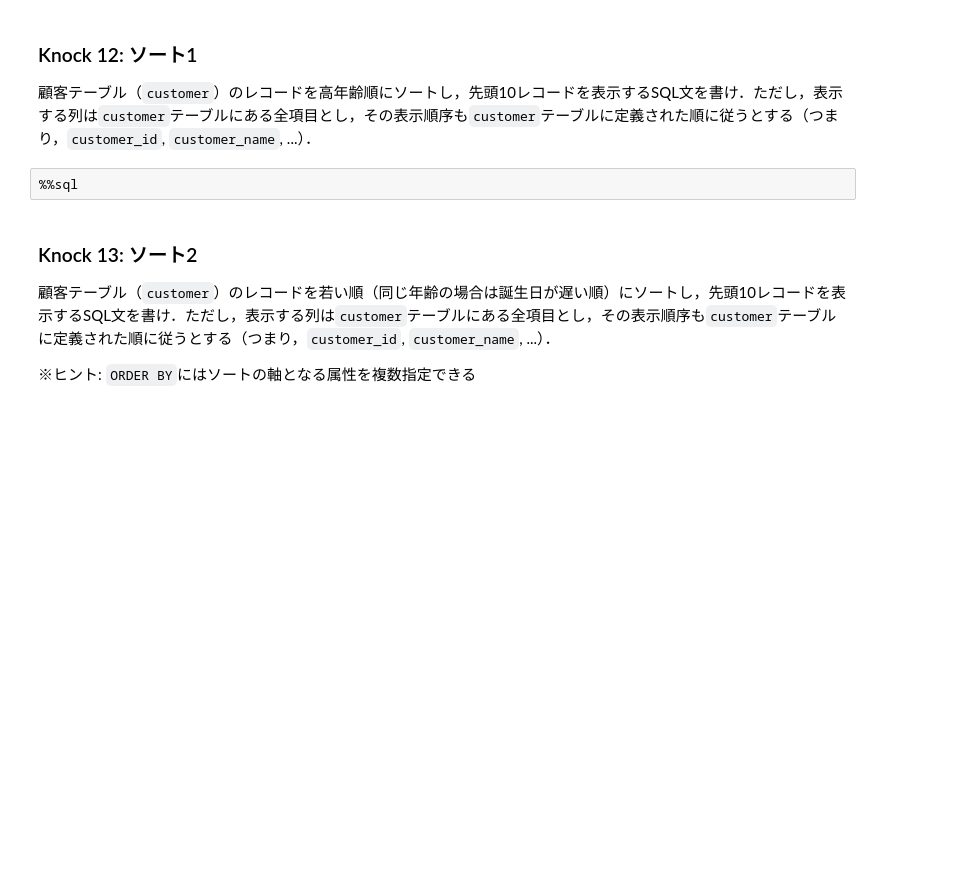
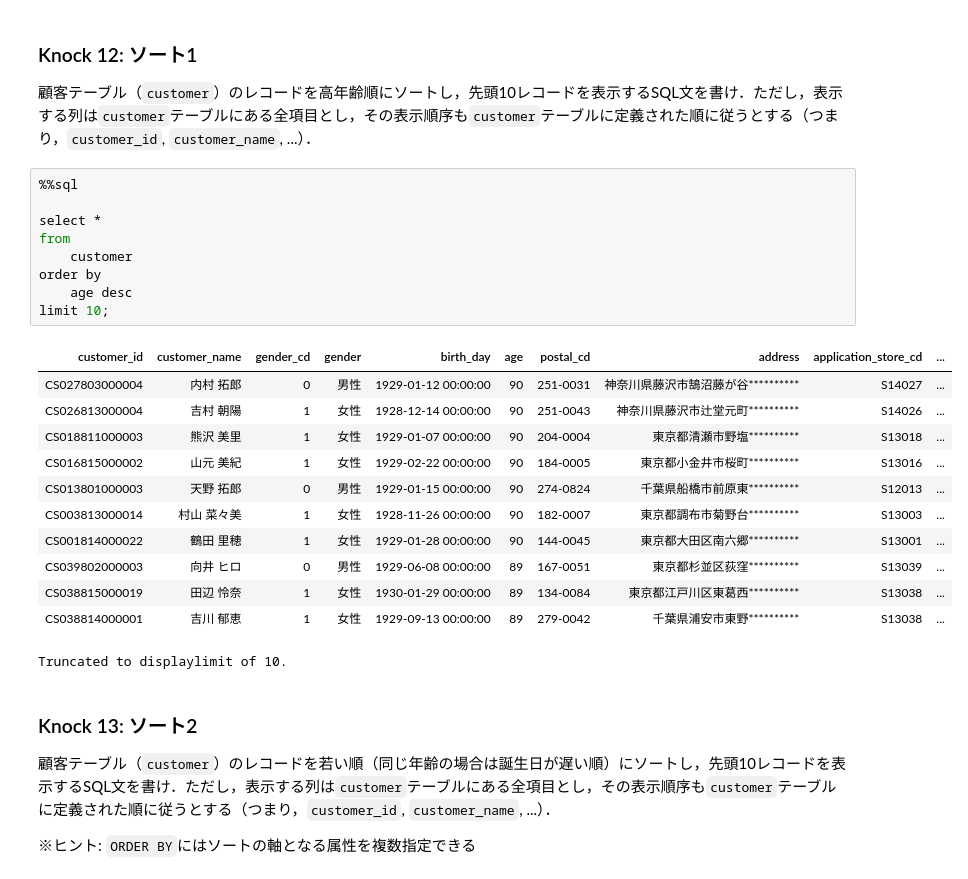
Before and after one commit to daihira078-eng/-, a Jupyter notebook: content/assignment/sql.ipynb, the cells around one changed output. Saved outputs shown, nothing was run; the diff lists cells and outputs as text; blank space fills up the shorter version.

```diff
--- a/content/assignment/sql.ipynb
+++ b/content/assignment/sql.ipynb
@@ -280,8 +365,28 @@ WHERE
 # %% [markdown]
 ### Knock 12: ソート1
 顧客テーブル（`customer`）のレコードを高年齢順にソートし，先頭10レコードを表示するSQL文を書け．ただし，表示する列は`customer`テーブルにある全項目とし，その表示順序も`customer`テーブルに定義された順に従うとする（つまり，`customer_id`, `customer_name`, ...）．
-# %%
-%%sql
+# %%
+%%sql
+
+select *
+from
+    customer
+order by
+    age desc
+limit 10;
+# %% [output]
+| customer_id | customer_name | gender_cd | gender | birth_day | age | postal_cd | address | application_store_cd | ... |
+| CS027803000004 | 内村 拓郎 | 0 | 男性 | 1929-01-12 00:00:00 | 90 | 251-0031 | 神奈川県藤沢市鵠沼藤が谷********** | S14027 | ... |
+| CS026813000004 | 吉村 朝陽 | 1 | 女性 | 1928-12-14 00:00:00 | 90 | 251-0043 | 神奈川県藤沢市辻堂元町********** | S14026 | ... |
+| CS018811000003 | 熊沢 美里 | 1 | 女性 | 1929-01-07 00:00:00 | 90 | 204-0004 | 東京都清瀬市野塩********** | S13018 | ... |
+| CS016815000002 | 山元 美紀 | 1 | 女性 | 1929-02-22 00:00:00 | 90 | 184-0005 | 東京都小金井市桜町********** | S13016 | ... |
+| CS013801000003 | 天野 拓郎 | 0 | 男性 | 1929-01-15 00:00:00 | 90 | 274-0824 | 千葉県船橋市前原東********** | S12013 | ... |
+| CS003813000014 | 村山 菜々美 | 1 | 女性 | 1928-11-26 00:00:00 | 90 | 182-0007 | 東京都調布市菊野台********** | S13003 | ... |
+| CS001814000022 | 鶴田 里穂 | 1 | 女性 | 1929-01-28 00:00:00 | 90 | 144-0045 | 東京都大田区南六郷********** | S13001 | ... |
+| CS039802000003 | 向井 ヒロ | 0 | 男性 | 1929-06-08 00:00:00 | 89 | 167-0051 | 東京都杉並区荻窪********** | S13039 | ... |
+| CS038815000019 | 田辺 怜奈 | 1 | 女性 | 1930-01-29 00:00:00 | 89 | 134-0084 | 東京都江戸川区東葛西********** | S13038 | ... |
+| CS038814000001 | 吉川 郁恵 | 1 | 女性 | 1929-09-13 00:00:00 | 89 | 279-0042 | 千葉県浦安市東野********** | S13038 | ... |
+Truncated to displaylimit of 10.
 # %% [markdown]
 ### Knock 13: ソート2
 顧客テーブル（`customer`）のレコードを若い順（同じ年齢の場合は誕生日が遅い順）にソートし，先頭10レコードを表示するSQL文を書け．ただし，表示する列は`customer`テーブルにある全項目とし，その表示順序も`customer`テーブルに定義された順に従うとする（つまり，`customer_id`, `customer_name`, ...）．
```
Also changed, not shown: parts of 30 cells of this notebook.
